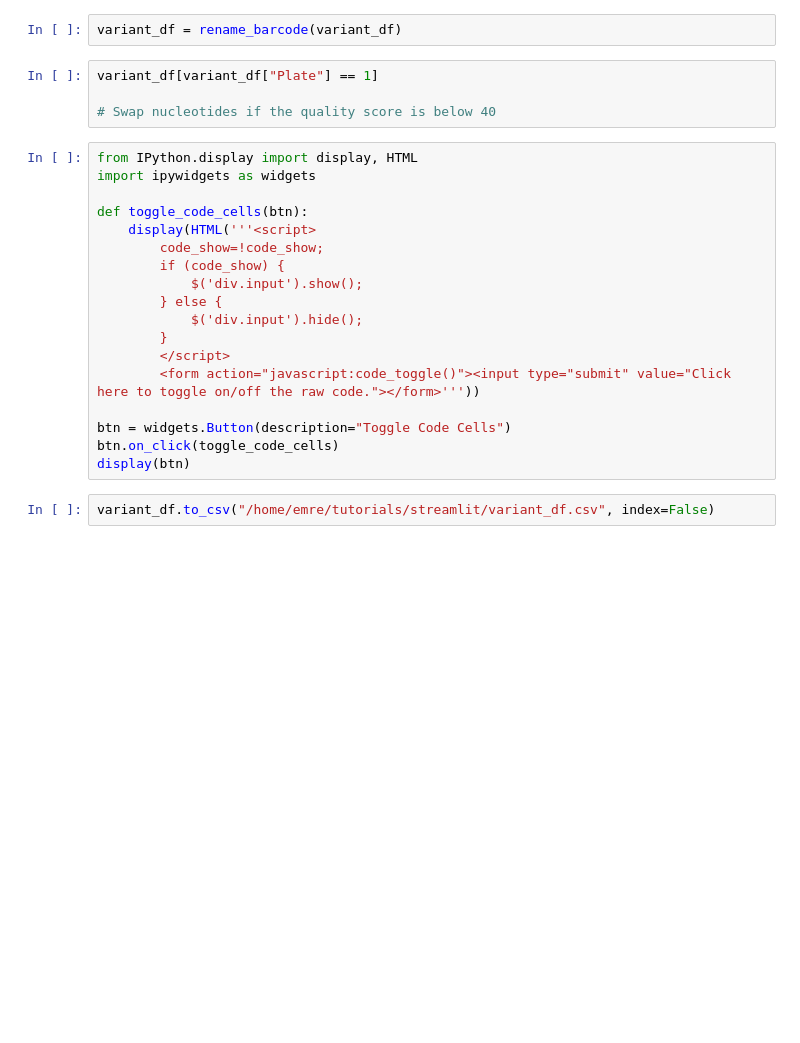
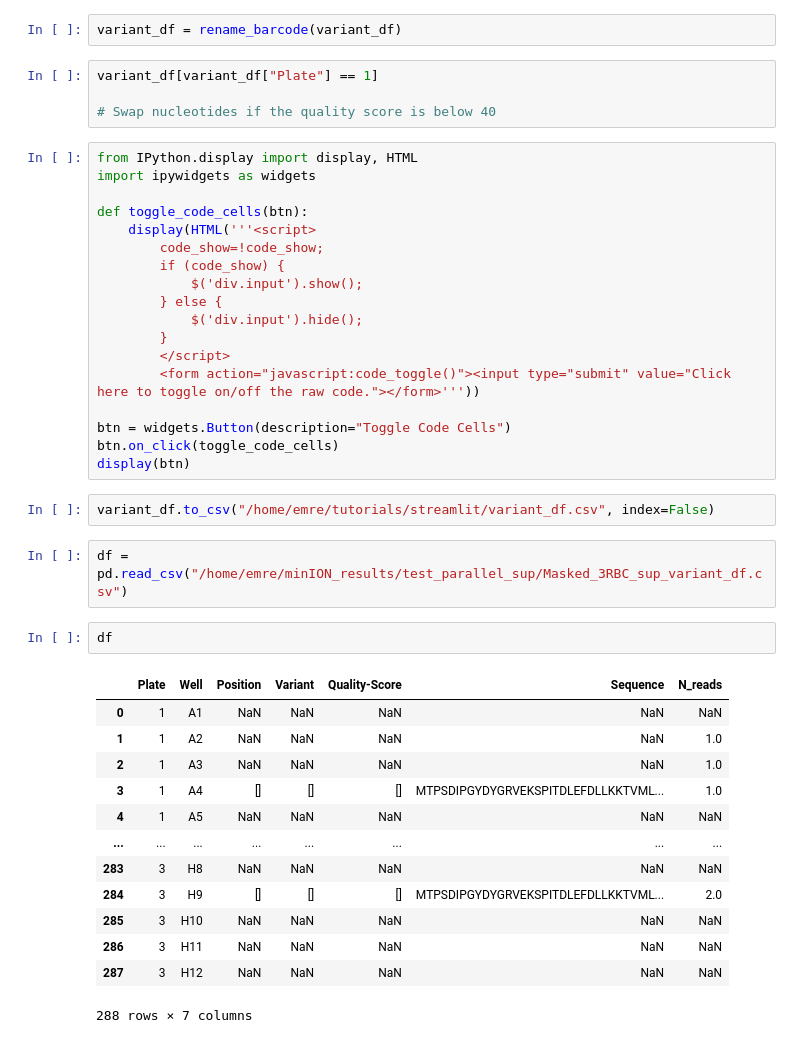
Before and after one commit to fhalab/LevSeq, a Jupyter notebook: examples/summary_inspector.ipynb, the cells around one changed output. Saved outputs shown, nothing was run; the diff lists cells and outputs as text; blank space fills up the shorter version.

```diff
--- a/examples/summary_inspector.ipynb
+++ b/examples/summary_inspector.ipynb
@@ -300,3 +412,21 @@ btn.on_click(toggle_code_cells)
 display(btn)
 # %%
 variant_df.to_csv("/home/emre/tutorials/streamlit/variant_df.csv", index=False)
+# %%
+df = pd.read_csv("/home/emre/minION_results/test_parallel_sup/Masked_3RBC_sup_variant_df.csv")
+# %%
+df
+# %% [output]
+|  | Plate | Well | Position | Variant | Quality-Score | Sequence | N_reads |
+| 0 | 1 | A1 | NaN | NaN | NaN | NaN | NaN |
+| 1 | 1 | A2 | NaN | NaN | NaN | NaN | 1.0 |
+| 2 | 1 | A3 | NaN | NaN | NaN | NaN | 1.0 |
+| 3 | 1 | A4 | [] | [] | [] | MTPSDIPGYDYGRVEKSPITDLEFDLLKKTVML... | 1.0 |
+| 4 | 1 | A5 | NaN | NaN | NaN | NaN | NaN |
+| ... | ... | ... | ... | ... | ... | ... | ... |
+| 283 | 3 | H8 | NaN | NaN | NaN | NaN | NaN |
+| 284 | 3 | H9 | [] | [] | [] | MTPSDIPGYDYGRVEKSPITDLEFDLLKKTVML... | 2.0 |
+| 285 | 3 | H10 | NaN | NaN | NaN | NaN | NaN |
+| 286 | 3 | H11 | NaN | NaN | NaN | NaN | NaN |
+| 287 | 3 | H12 | NaN | NaN | NaN | NaN | NaN |
+288 rows × 7 columns
```
Also changed, not shown: parts of 15 cells of this notebook, 4 other files.
